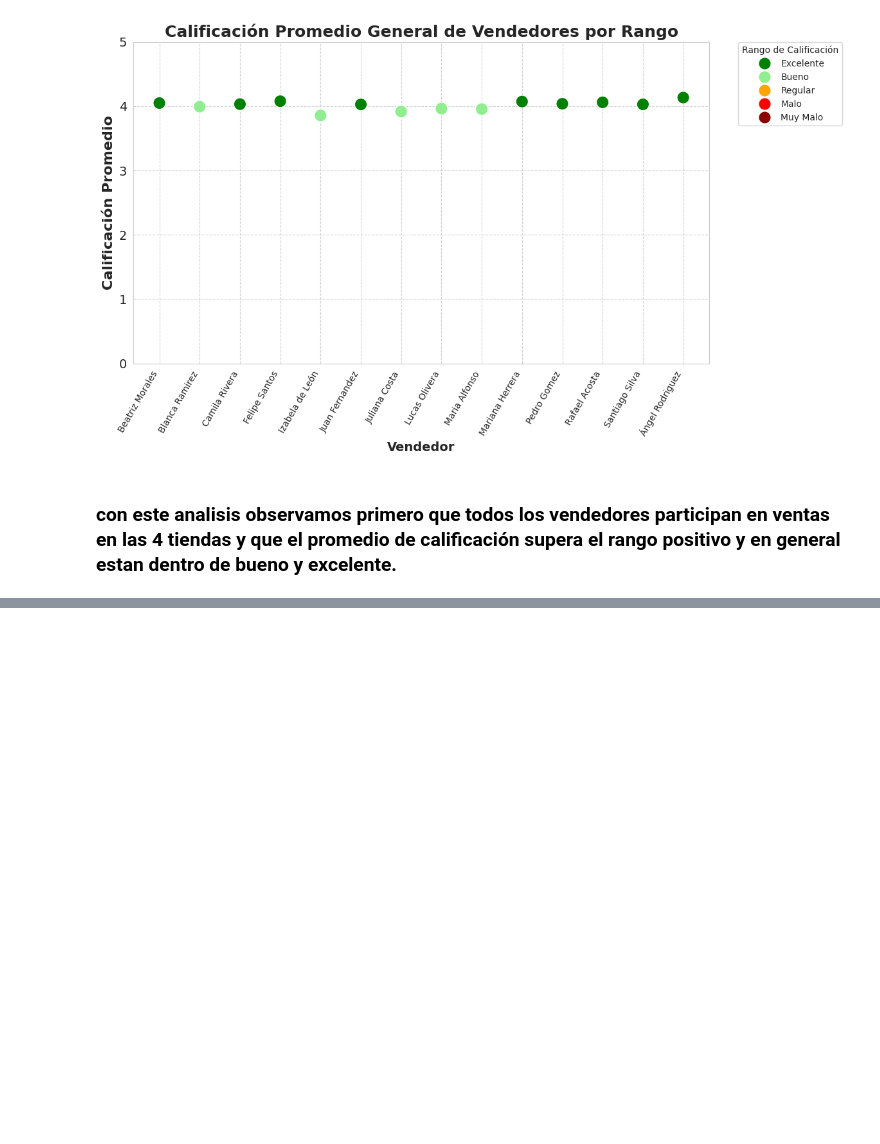
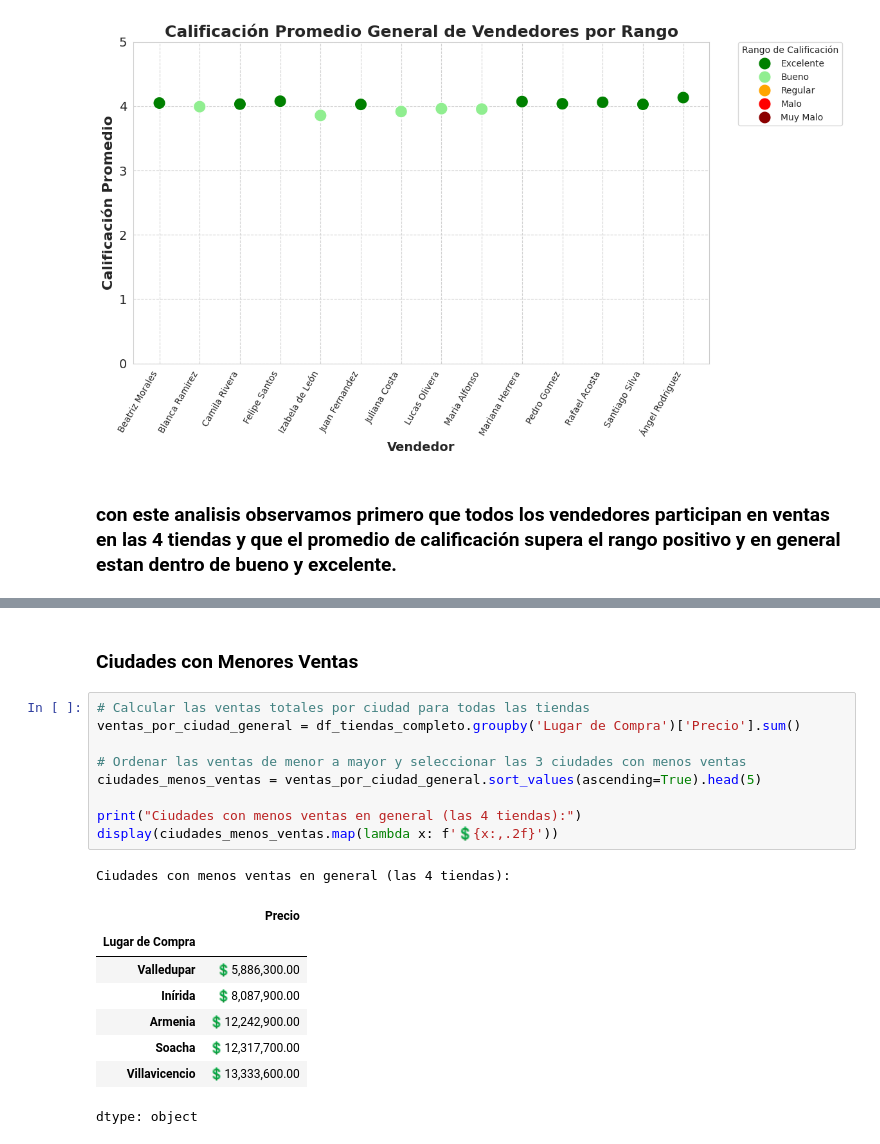
Before and after one commit to Harold-dev-code/Primer_Challenge_DataScience_Alura_Store, a Jupyter notebook: Primer_Challenge_DataScience_AluraStore.ipynb, the cells around one changed output, grey strips where cells are left out. Saved outputs shown, nothing was run; the diff lists cells and outputs as text; blank space fills up the shorter version.

```diff
--- a/Primer_Challenge_DataScience_AluraStore.ipynb
+++ b/Primer_Challenge_DataScience_AluraStore.ipynb
@@ -1180,0 +1086,21 @@ Interpretar las visualizaciones generadas para identificar patrones geográficos
+# %% [markdown]
+### Ciudades con Menores Ventas
+# %%
+# Calcular las ventas totales por ciudad para todas las tiendas
+ventas_por_ciudad_general = df_tiendas_completo.groupby('Lugar de Compra')['Precio'].sum()
+
+# Ordenar las ventas de menor a mayor y seleccionar las 3 ciudades con menos ventas
+ciudades_menos_ventas = ventas_por_ciudad_general.sort_values(ascending=True).head(5)
+
+print("Ciudades con menos ventas en general (las 4 tiendas):")
+display(ciudades_menos_ventas.map(lambda x: f'💲{x:,.2f}'))
+# %% [output]
+Ciudades con menos ventas en general (las 4 tiendas):
+|  | Precio |
+| Lugar de Compra |  |
+| Valledupar | 💲5,886,300.00 |
+| Inírida | 💲8,087,900.00 |
+| Armenia | 💲12,242,900.00 |
+| Soacha | 💲12,317,700.00 |
+| Villavicencio | 💲13,333,600.00 |
+dtype: object
```
Also changed, not shown: parts of 52 cells of this notebook.
